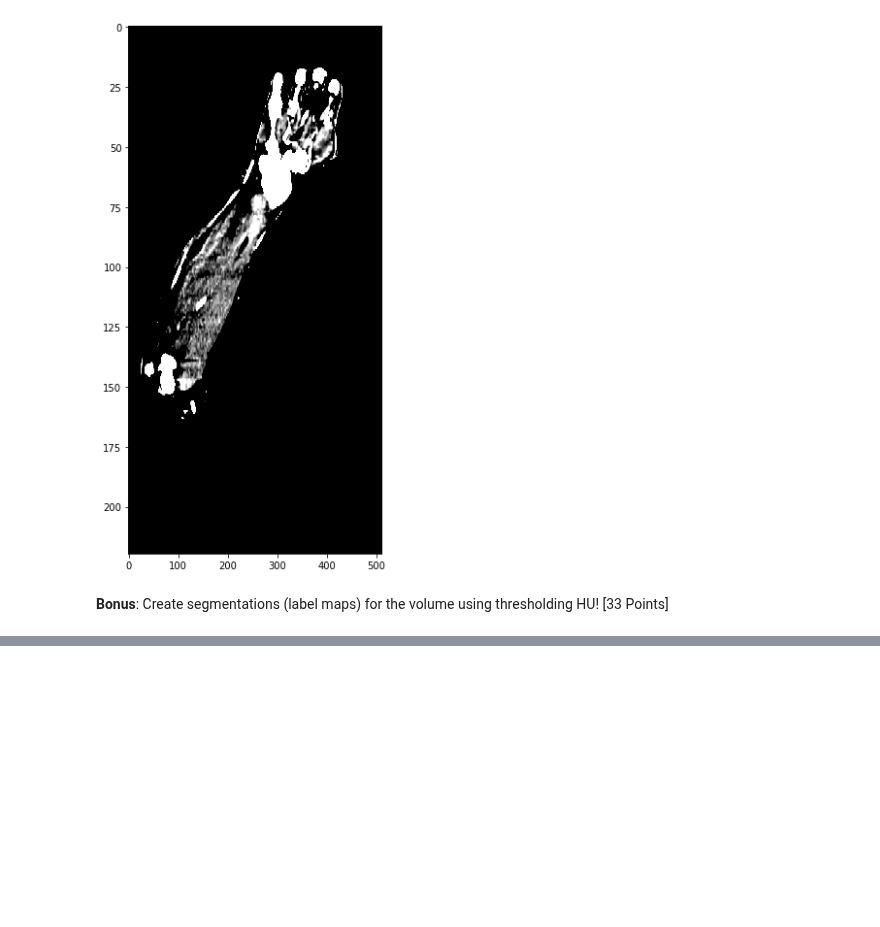
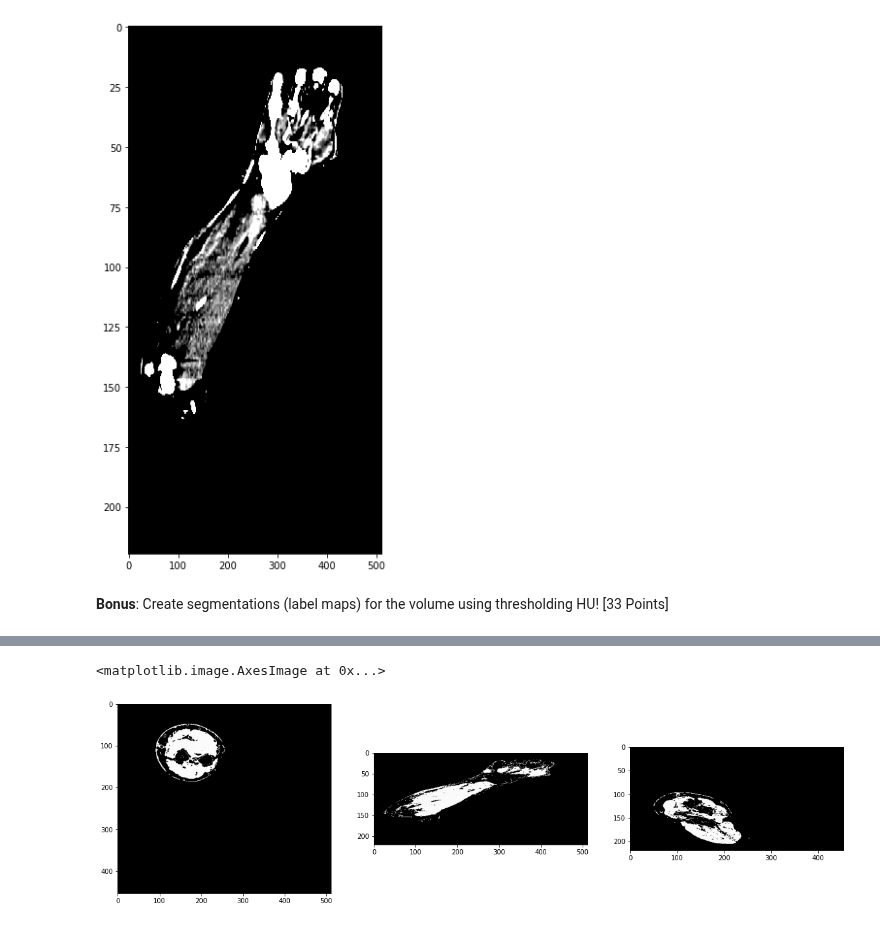
Before and after one commit to bostongfx/cs480student_2021, a Jupyter notebook: 05/CS480_Assignment_5.ipynb, the cells around one changed output, grey strips where cells are left out. Cells and saved outputs as stored; diff of their text form; code cells hidden in the pictures; blank space fills up the shorter version.

```diff
--- a/05/CS480_Assignment_5.ipynb
+++ b/05/CS480_Assignment_5.ipynb
@@ -182,0 +194,12 @@ vmax=70.0
+# %%
+# TODO: YOUR CODE TO SEGMENT SOFT TISSUE
+
+min = 40
+max = 80
+_, axs = plt.subplots(1, 3, figsize=(20, 20))
+axs[0].imshow(threshold(data[100], min, max), cmap='gray')
+axs[1].imshow(threshold(data[:, 100], min, max), cmap='gray')
+axs[2].imshow(threshold(data[:, :, 100], min, max), cmap='gray')
+# %% [output]
+<matplotlib.image.AxesImage at 0x...>
+[figure, added]
```
Also changed, not shown: parts of 7 cells of this notebook.
